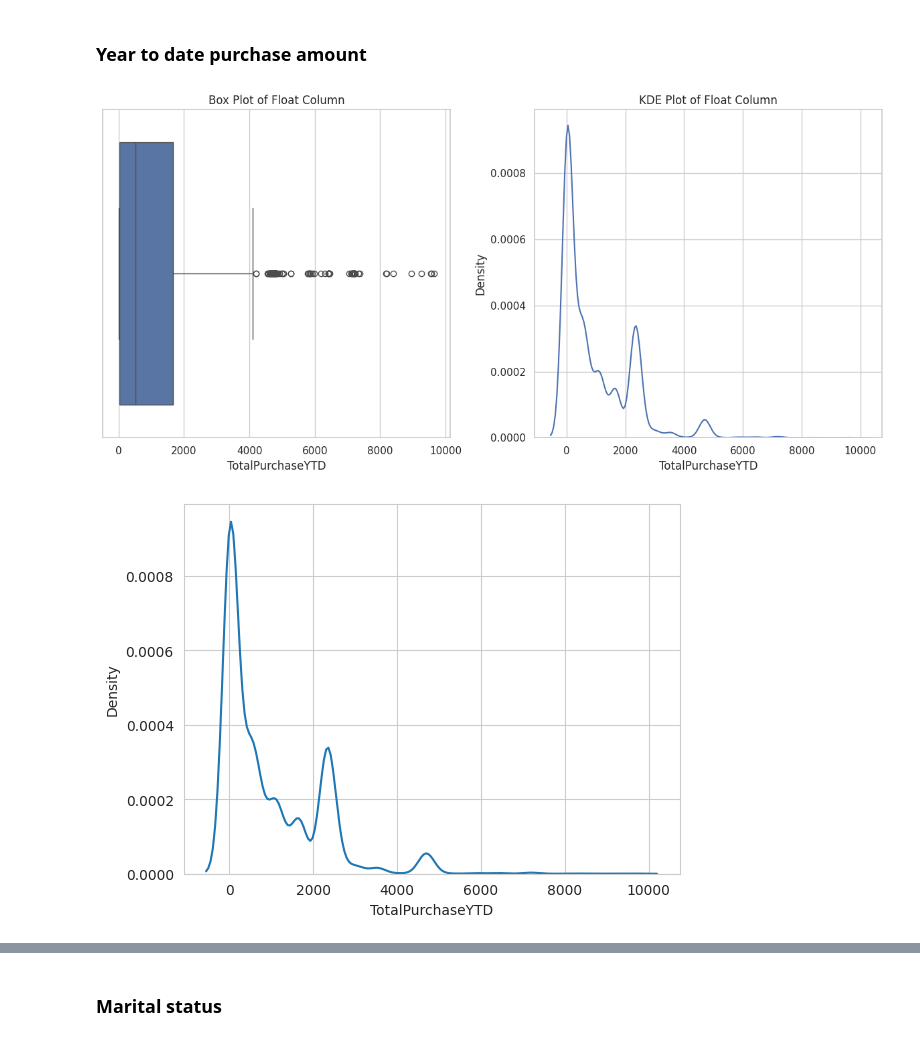
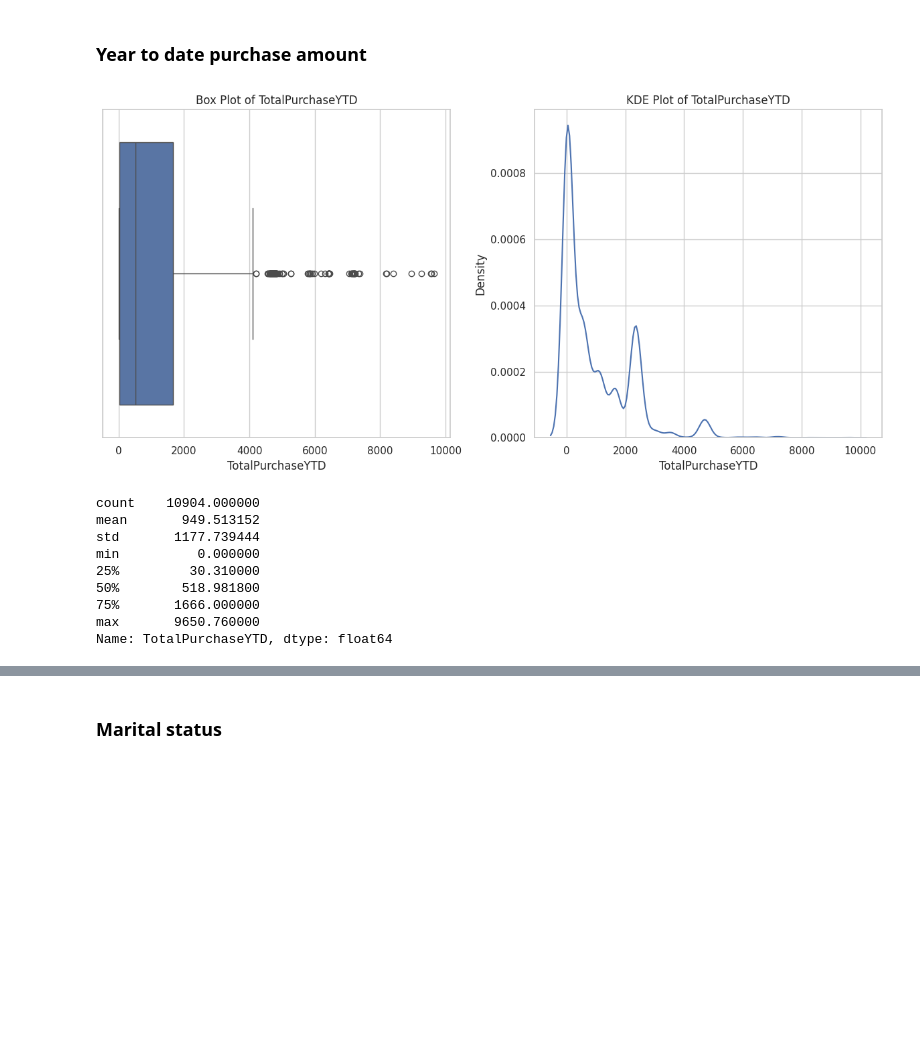
Before and after one commit to jamesrichardbunting/customer_segmentation, a Jupyter notebook: customer_segmentation.ipynb, the cells around one changed output, grey strips where cells are left out. Drawn from its saved outputs; the diff is of its cells as text; code cells hidden in the pictures; blank space fills up the shorter version.

```diff
--- a/customer_segmentation.ipynb
+++ b/customer_segmentation.ipynb
@@ -416,30 +421,34 @@ Passing `palette` without assigning `hue` is deprecated and will be removed in v
 # %%
 # Set whitegrid as the aesthetic style again
 sns.set(style="whitegrid")
 
 # Create subplots for side-by-side plotting
 fig, axes = plt.subplots(1, 2, figsize=(12, 6))  # 1 row, 2 columns
 
 # Boxplot on the first subplot
 sns.boxplot(x=person_in_filtered['TotalPurchaseYTD'], ax=axes[0])
-axes[0].set_title('Box Plot of Float Column')
+axes[0].set_title('Box Plot of TotalPurchaseYTD')
 
 # KDE plot on the second subplot
 sns.kdeplot(person_in_filtered['TotalPurchaseYTD'], ax=axes[1])
-axes[1].set_title('KDE Plot of Float Column')
+axes[1].set_title('KDE Plot of TotalPurchaseYTD')
 
-# Automatically adjust subplot parameters to give specified padding
+# Adjust subplots to ensure no overlap
 plt.tight_layout()
 
 # Display the plots
 plt.show()
+
+# Print distribution for reference too
+person_in_filtered.TotalPurchaseYTD.describe()
 # %% [output]
-[figure, old version]
+[figure, new version]
+count    10904.000000
+mean       949.513152
+std       1177.739444
+min          0.000000
+25%         30.310000
+50%        518.981800
+75%       1666.000000
+max       9650.760000
+Name: TotalPurchaseYTD, dtype: float64
-# %%
-# sns.violinplot(x=person_in_filtered['TotalPurchaseYTD'])
-# plt.show()
-
-sns.kdeplot(person_in_filtered['TotalPurchaseYTD'])
-plt.show()
-# %% [output]
-[figure, removed]
```
Also changed, not shown: parts of 13 cells of this notebook.
